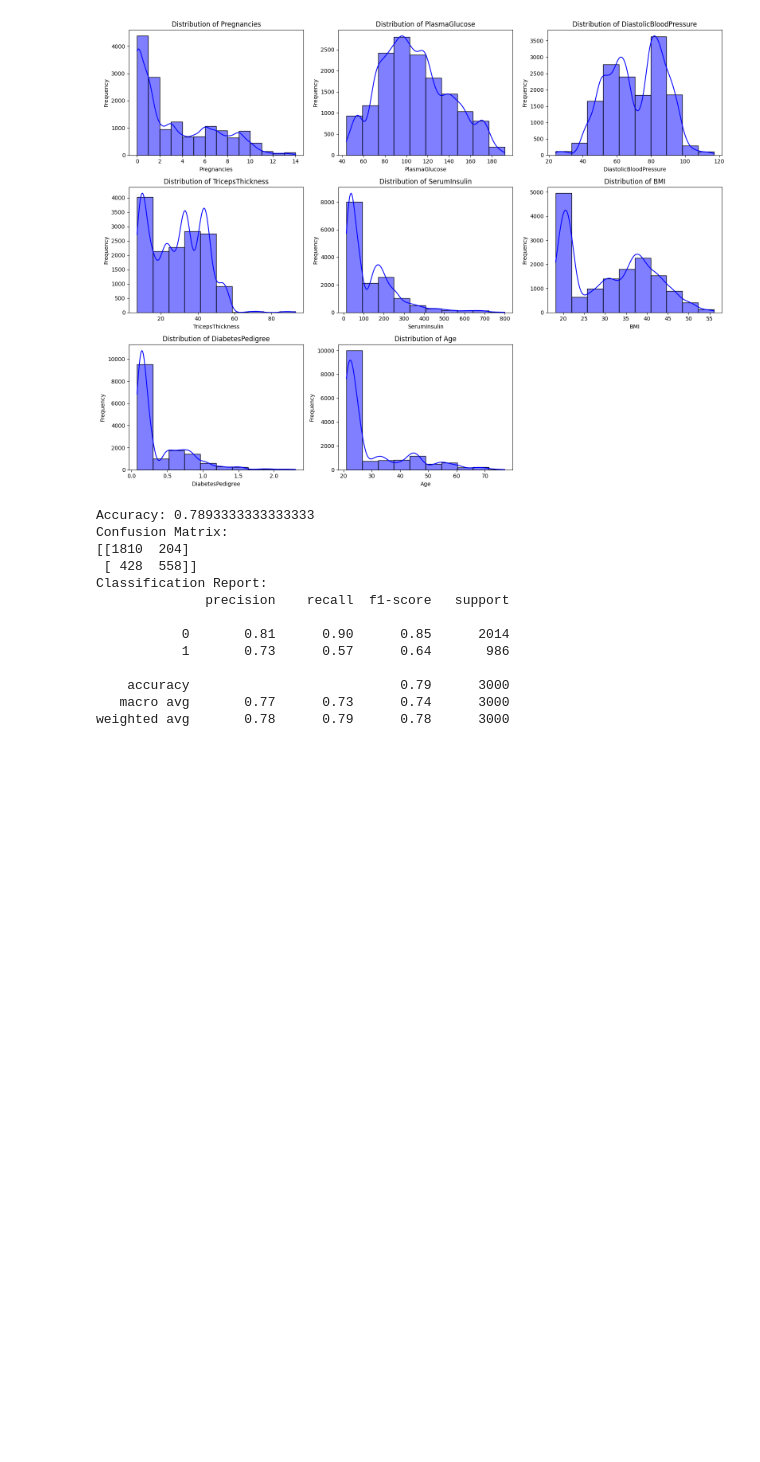
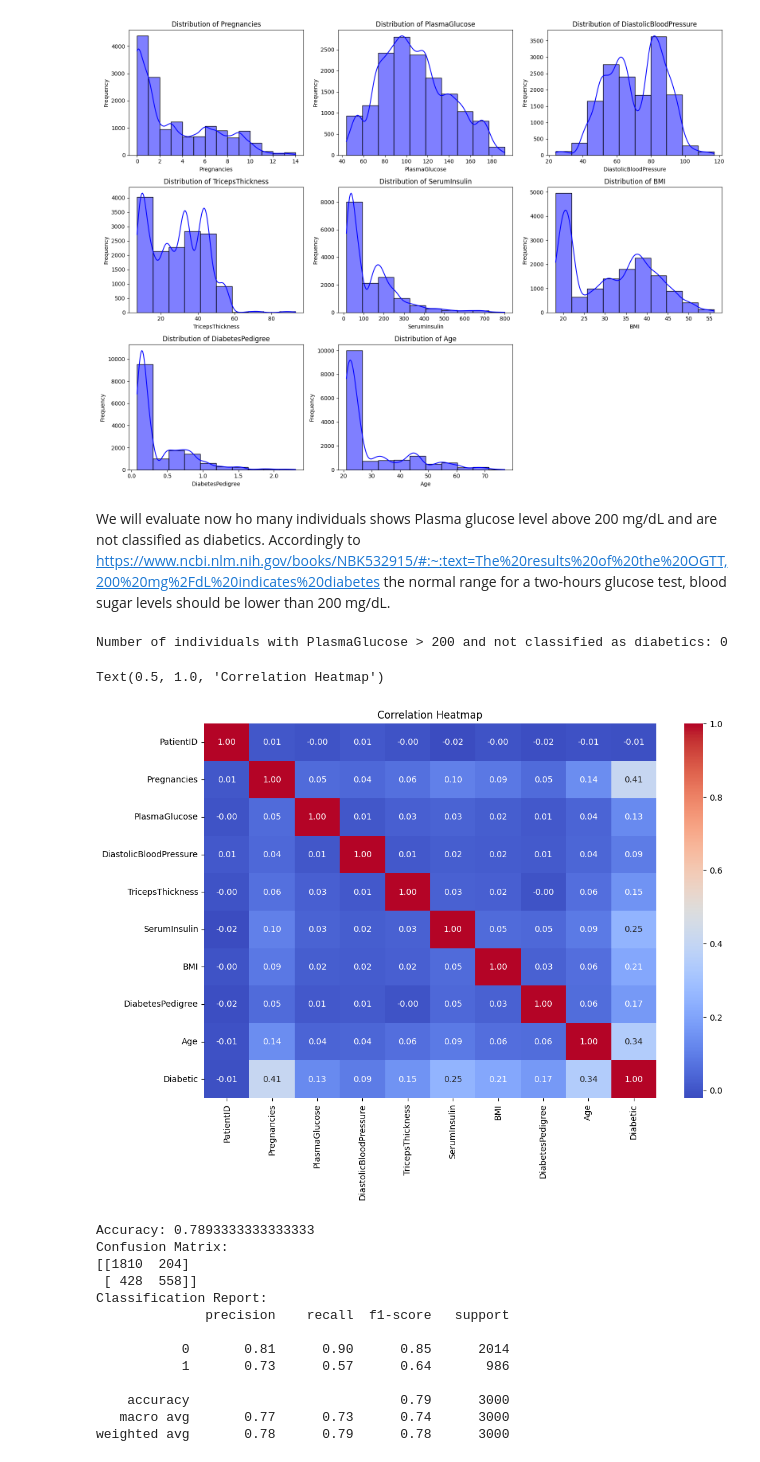
Before and after one commit to Lucky12348/diabetes_prediction, a Jupyter notebook: Diabetes_prediciton.ipynb, the cells around one changed output. Saved outputs shown, nothing was run; the diff lists cells and outputs as text; code cells hidden in the pictures; blank space fills up the shorter version.

```diff
--- a/Diabetes_prediciton.ipynb
+++ b/Diabetes_prediciton.ipynb
@@ -154,6 +202,21 @@ plt.tight_layout()  # Adjust layout to prevent overlapping
 plt.show()
 # %% [output]
 [figure]
+# %% [markdown]
+We will evaluate now ho many individuals shows Plasma glucose level above 200 mg/dL and are not classified as diabetics. Accordingly to https://www.ncbi.nlm.nih.gov/books/NBK532915/#:~:text=The%20results%20of%20the%20OGTT,200%20mg%2FdL%20indicates%20diabetes the normal range for a two-hours glucose test, blood sugar levels should be lower than 200 mg/dL.
+# %%
+count = data[(data['Diabetic'] == 0) & (data['PlasmaGlucose'] > 200)].shape[0]
+print(f"Number of individuals with PlasmaGlucose > 200 and not classified as diabetics: {count}")
+# %% [output]
+Number of individuals with PlasmaGlucose > 200 and not classified as diabetics: 0
+# %%
+correlation_matrix = data.corr()  # Calculate the correlation matrix
+plt.figure(figsize=(12, 8))  # Set the figure size
+sns.heatmap(correlation_matrix, annot=True, cmap='coolwarm', fmt=".2f")  # Create a heatmap
+plt.title("Correlation Heatmap")
+# %% [output]
+Text(0.5, 1.0, 'Correlation Heatmap')
+[figure, added]
 # %%
 #define x and y
 X = data[['Pregnancies', 'PlasmaGlucose', 'DiastolicBloodPressure', 'TricepsThickness', 'SerumInsulin', 'BMI', 'DiabetesPedigree', 'Age']] #feature columns
```
Also changed, not shown: parts of 67 cells of this notebook, 3 other files.
